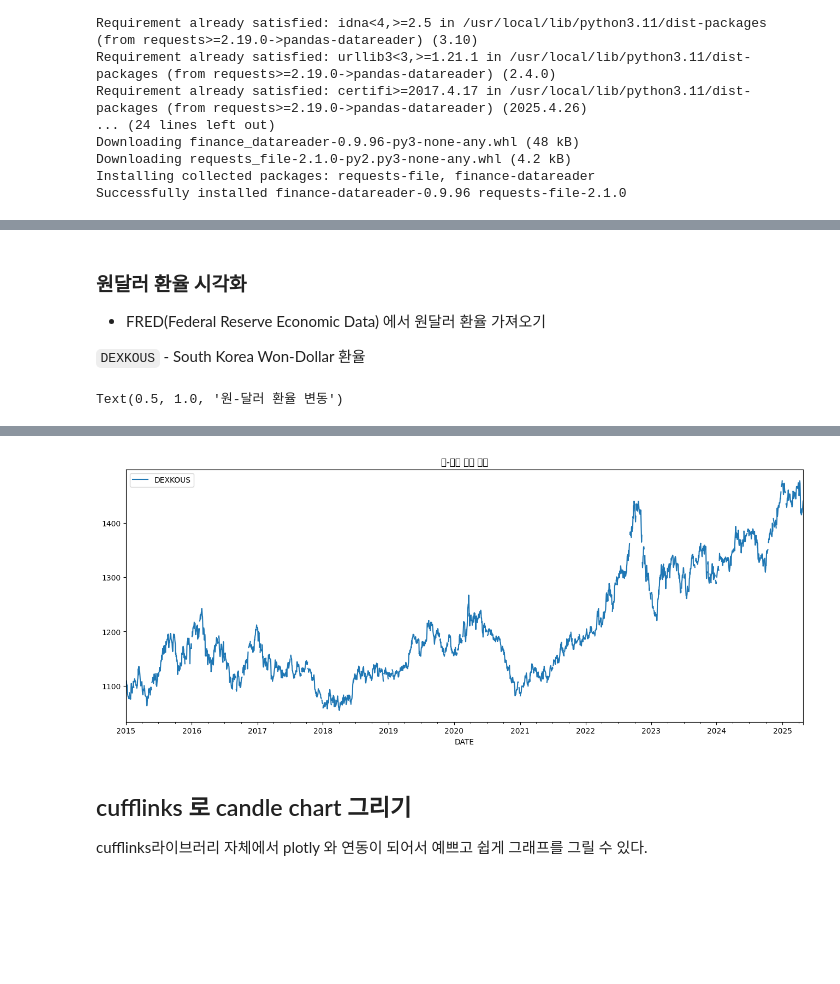
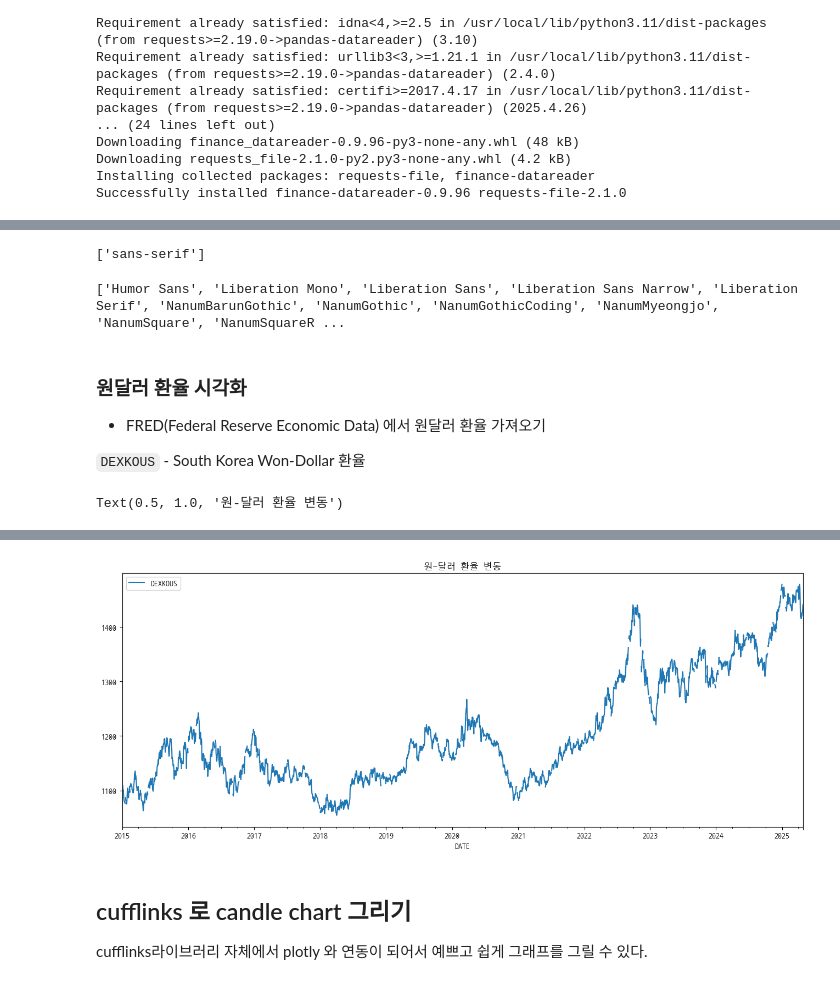
Before and after one commit to JinGunseon/FinanceDataAnalysis, a Jupyter notebook: 실습_시계열_데이터_시각화.ipynb, the cells around one changed output, grey strips where cells are left out. Cells and saved outputs as stored; diff of their text form; code cells hidden in the pictures; blank space fills up the shorter version.

```diff
--- a/실습_시계열_데이터_시각화.ipynb
+++ b/실습_시계열_데이터_시각화.ipynb
@@ -61,3 +74,18 @@ Processing triggers for fontconfig (2.13.1-4.2ubuntu5) ...
+# %%
+import matplotlib.pyplot as plt
+print(plt.rcParams['font.family'])
+# %% [output]
+['sans-serif']
+# %%
+import matplotlib.font_manager as fm
+font_list = fm.findSystemFonts(fontpaths=None, fontext='ttf')
+font_names = [fm.FontProperties(fname=font).get_name() for font in font_list]
+print(sorted(set(font_names)))
+# %% [output]
+['Humor Sans', 'Liberation Mono', 'Liberation Sans', 'Liberation Sans Narrow', 'Liberation Serif', 'NanumBarunGothic', 'NanumGothic', 'NanumGothicCoding', 'NanumMyeongjo', 'NanumSquare', 'NanumSquareR ...
+# %%
+plt.rc('font', family='NanumGothicCoding')
+plt.rcParams['axes.unicode_minus'] = False
 # %% [markdown]
 ### 원달러 환율 시각화
 
@@ -65,6 +93,17 @@ Processing triggers for fontconfig (2.13.1-4.2ubuntu5) ...
 
 `DEXKOUS` - South Korea Won-Dollar 환율
 # %%
+import numpy as np
+import pandas as pd
+import matplotlib.pyplot as plt
+import yfinance as yf
+import FinanceDataReader as fdr
+import pandas_datareader as data_reader
+import warnings
+warnings.filterwarnings('ignore')
+
+plt.rcParams["figure.figsize"] = (12, 5)
+
 import pandas_datareader as data_reader
 
 df = data_reader.DataReader('DEXKOUS', 'fred', '2015-01-01')
@@ -92,4 +114,4 @@ WARNING:matplotlib.font_manager:findfont: Font family 'NanumGothic' not found.
-[figure, old version]
+[figure, new version]
 # %% [markdown]
 ## cufflinks 로 candle chart 그리기
 
```
Also changed, not shown: parts of 35 cells of this notebook.
